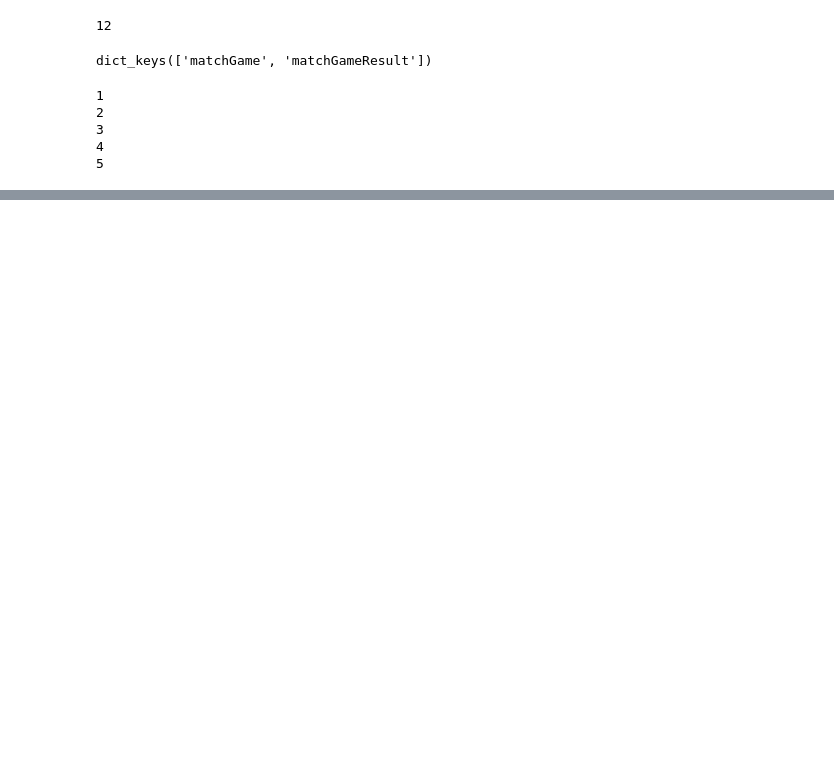
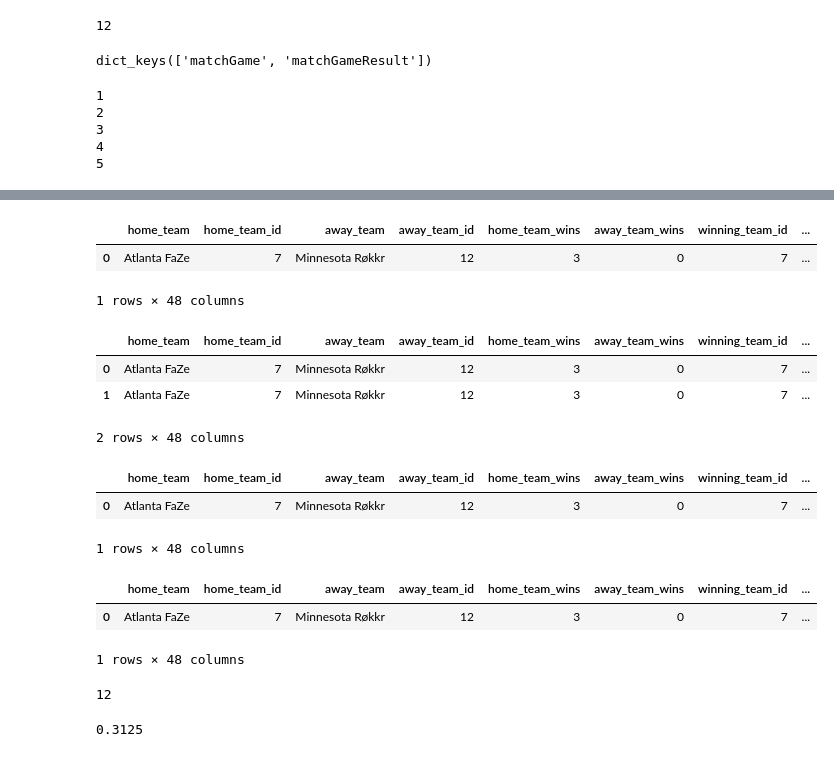
Before and after one commit to ryankirkland/cod_scraper, a Jupyter notebook: COD_League_Scraper.ipynb, the cells around one changed output, grey strips where cells are left out. Drawn from its saved outputs; the diff is of its cells as text; code cells hidden in the pictures; blank space fills up the shorter version.

```diff
--- a/COD_League_Scraper.ipynb
+++ b/COD_League_Scraper.ipynb
@@ -134,0 +191,30 @@ match_df
+# %%
+matches = np.array(matches)
+# %%
+matches = matches.reshape(1, 48)
+# %%
+matches_df = pd.DataFrame(
+    matches,
+    columns=['home_team', 'home_team_id', 'away_team', 'away_team_id', 'home_team_wins', 'away_team_wins', 'winning_team_id', 'losing_team_id', 'match_1_id', 'match_1_map', 'match_1_gametype', 'match_1_lang', 'match_1_home_score', 'match_1_away_score', 'match_1_winning_team', 'match_1_losing_team', 'match_2_id', 'match_2_map', 'match_2_gametype', 'match_2_lang', 'match_2_home_score', 'match_2_away_score', 'match_2_winning_team', 'match_2_losing_team', 'match_3_id', 'match_3_map', 'match_3_gametype', 'match_3_lang', 'match_3_home_score', 'match_3_away_score', 'match_3_winning_team', 'match_3_losing_team', 'match_4_id', 'match_4_map', 'match_4_gametype', 'match_4_lang', 'match_4_home_score', 'match_4_away_score', 'match_4_winning_team', 'match_4_losing_team', 'match_5_id', 'match_5_map', 'match_5_gametype', 'match_5_lang', 'match_5_home_score', 'match_5_away_score', 'match_5_winning_team', 'match_5_losing_team']
+)
+# %%
+matches_df
+# %% [output]
+|  | home_team | home_team_id | away_team | away_team_id | home_team_wins | away_team_wins | winning_team_id | ... |
+| 0 | Atlanta FaZe | 7 | Minnesota Røkkr | 12 | 3 | 0 | 7 | ... |
+1 rows × 48 columns
+# %%
+new_match_series = pd.Series(matches, index=matches_df.columns)
+# %%
+matches_df.append(new_match_series, ignore_index=True)
+# %% [output]
+|  | home_team | home_team_id | away_team | away_team_id | home_team_wins | away_team_wins | winning_team_id | ... |
+| 0 | Atlanta FaZe | 7 | Minnesota Røkkr | 12 | 3 | 0 | 7 | ... |
+| 1 | Atlanta FaZe | 7 | Minnesota Røkkr | 12 | 3 | 0 | 7 | ... |
+2 rows × 48 columns
+# %%
+matches_df
+# %% [output]
+|  | home_team | home_team_id | away_team | away_team_id | home_team_wins | away_team_wins | winning_team_id | ... |
+| 0 | Atlanta FaZe | 7 | Minnesota Røkkr | 12 | 3 | 0 | 7 | ... |
+1 rows × 48 columns
@@ -134,0 +225,6 @@ match_df
+# %%
+m
+# %% [output]
+|  | home_team | home_team_id | away_team | away_team_id | home_team_wins | away_team_wins | winning_team_id | ... |
+| 0 | Atlanta FaZe | 7 | Minnesota Røkkr | 12 | 3 | 0 | 7 | ... |
+1 rows × 48 columns
@@ -134,0 +233,8 @@ match_df
+# %%
+6*2
+# %% [output]
+12
+# %%
+10 * (0.5**3) * (0.5**2)
+# %% [output]
+0.3125
```
Also changed, not shown: parts of 29 cells of this notebook, 2 other files.
